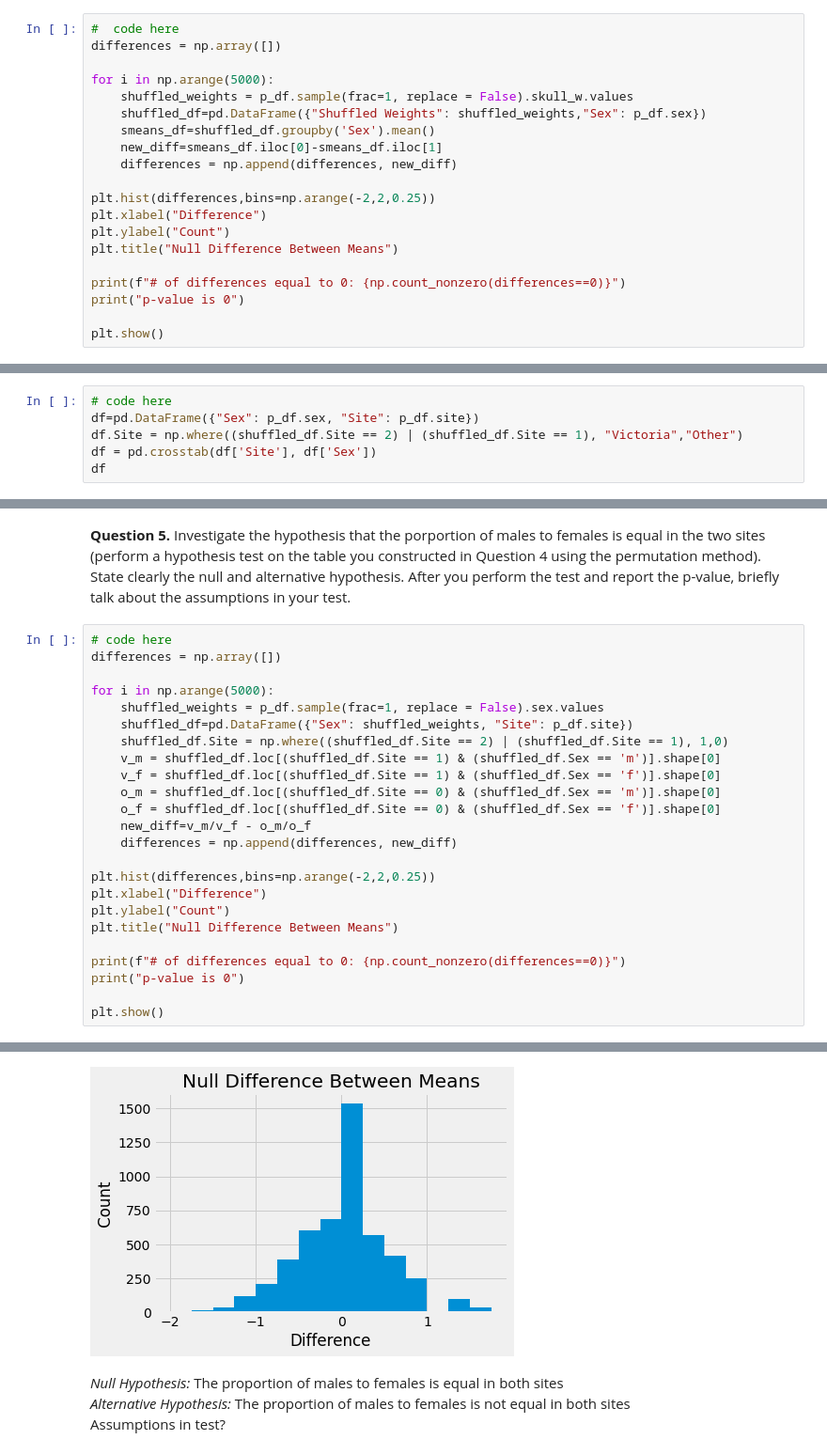
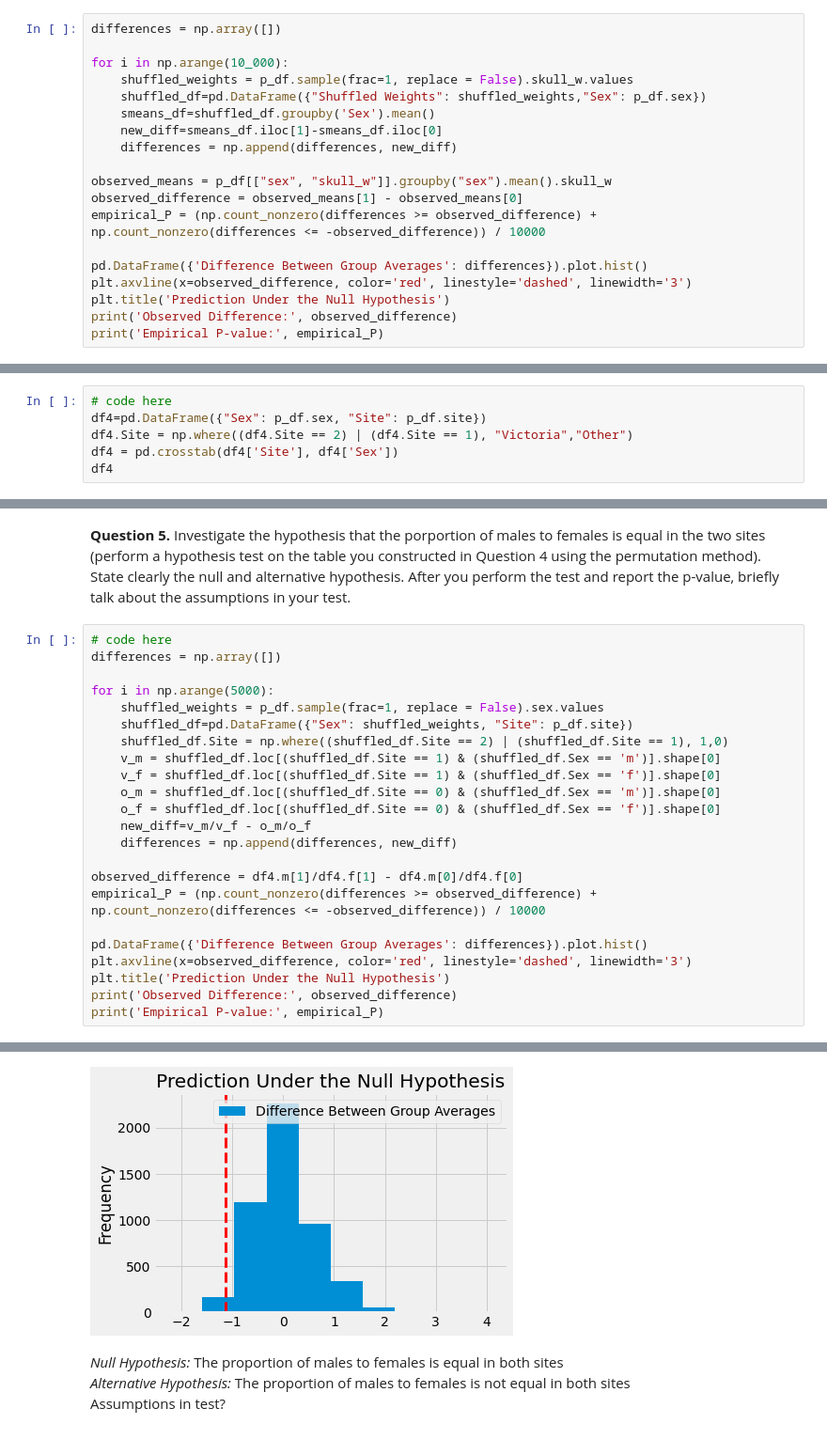
Before and after one commit to AAWorks/ds-1, a Jupyter notebook: hw7/homework07_Autumn23.ipynb, the cells around one changed output, grey strips where cells are left out. Shown at 94% size. Saved outputs shown, nothing was run; the diff lists cells and outputs as text.

```diff
--- a/hw7/homework07_Autumn23.ipynb
+++ b/hw7/homework07_Autumn23.ipynb
@@ -87,23 +87,22 @@ plt.show()
 # %% [markdown]
 **Question 2.** Test for sexual dimorphism in the skull width measurement in the sampled possums.  (Do the male and female possums have different skull widths?)  This should be done using the permutation method. Display the (permutation generated) null distribution of your test statistic and the observed value of the test statistic. Report the p-value for this null hypothesis that the two sexes have the same skull width distribution.
 # %%
-#  code here
 differences = np.array([])
 
-for i in np.arange(5000):
+for i in np.arange(10_000):
     shuffled_weights = p_df.sample(frac=1, replace = False).skull_w.values
     shuffled_df=pd.DataFrame({"Shuffled Weights": shuffled_weights,"Sex": p_df.sex})
     smeans_df=shuffled_df.groupby('Sex').mean()
-    new_diff=smeans_df.iloc[0]-smeans_df.iloc[1]
+    new_diff=smeans_df.iloc[1]-smeans_df.iloc[0]
     differences = np.append(differences, new_diff)
 
-plt.hist(differences,bins=np.arange(-2,2,0.25))
-plt.xlabel("Difference")
-plt.ylabel("Count")
-plt.title("Null Difference Between Means")
+observed_means = p_df[["sex", "skull_w"]].groupby("sex").mean().skull_w
+observed_difference = observed_means[1] - observed_means[0]
+empirical_P = (np.count_nonzero(differences >= observed_difference) + np.count_nonzero(differences <= -observed_difference)) / 10000
 
-print(f"# of differences equal to 0: {np.count_nonzero(differences==0)}")
-print("p-value is 0")
-
-plt.show()
+pd.DataFrame({'Difference Between Group Averages': differences}).plot.hist()
+plt.axvline(x=observed_difference, color='red', linestyle='dashed', linewidth='3')
+plt.title('Prediction Under the Null Hypothesis')
+print('Observed Difference:', observed_difference)
+print('Empirical P-value:', empirical_P)
 # %% [output]
@@ -143,10 +149,10 @@ p-value is 0
 **Question 4.** Write code that constructs a 2x2 table that shows the counts of sex (female and male) in the two sites (Victoria and other)
 # %%
 # code here
-df=pd.DataFrame({"Sex": p_df.sex, "Site": p_df.site})
-df.Site = np.where((shuffled_df.Site == 2) | (shuffled_df.Site == 1), "Victoria","Other")
-df = pd.crosstab(df['Site'], df['Sex'])
-df
+df4=pd.DataFrame({"Sex": p_df.sex, "Site": p_df.site})
+df4.Site = np.where((df4.Site == 2) | (df4.Site == 1), "Victoria","Other")
+df4 = pd.crosstab(df4['Site'], df4['Sex'])
+df4
 # %% [output]
 | Sex | f | m |
 | Site |  |  |
@@ -169,13 +175,12 @@ for i in np.arange(5000):
     new_diff=v_m/v_f - o_m/o_f
     differences = np.append(differences, new_diff)
 
-plt.hist(differences,bins=np.arange(-2,2,0.25))
-plt.xlabel("Difference")
-plt.ylabel("Count")
-plt.title("Null Difference Between Means")
+observed_difference = df4.m[1]/df4.f[1] - df4.m[0]/df4.f[0]
+empirical_P = (np.count_nonzero(differences >= observed_difference) + np.count_nonzero(differences <= -observed_difference)) / 10000
 
-print(f"# of differences equal to 0: {np.count_nonzero(differences==0)}")
-print("p-value is 0")
-
-plt.show()
+pd.DataFrame({'Difference Between Group Averages': differences}).plot.hist()
+plt.axvline(x=observed_difference, color='red', linestyle='dashed', linewidth='3')
+plt.title('Prediction Under the Null Hypothesis')
+print('Observed Difference:', observed_difference)
+print('Empirical P-value:', empirical_P)
 # %% [output]
@@ -184,4 +189,4 @@ p-value is 0
-[figure, old version]
+[figure, new version]
 # %% [markdown]
 *Null Hypothesis:* The proportion of males to females is equal in both sites<br>
 *Alternative Hypothesis:* The proportion of males to females is not equal in both sites<br>
```
Also changed, not shown: parts of 3 cells of this notebook.
